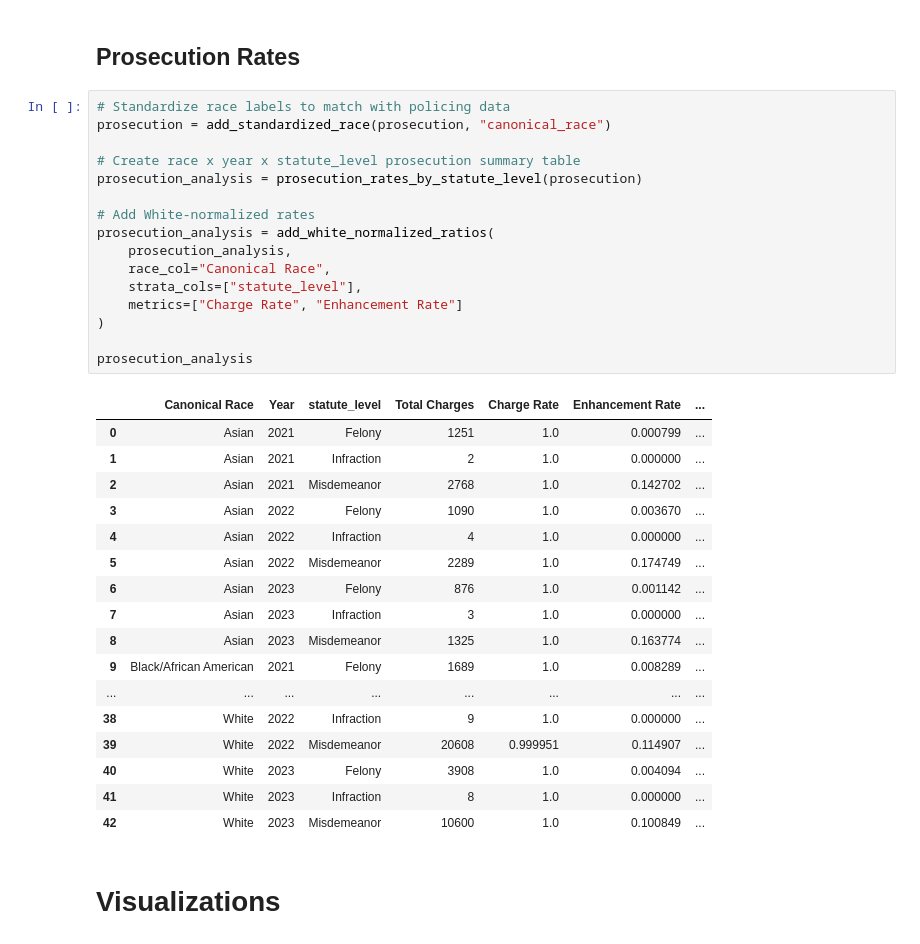
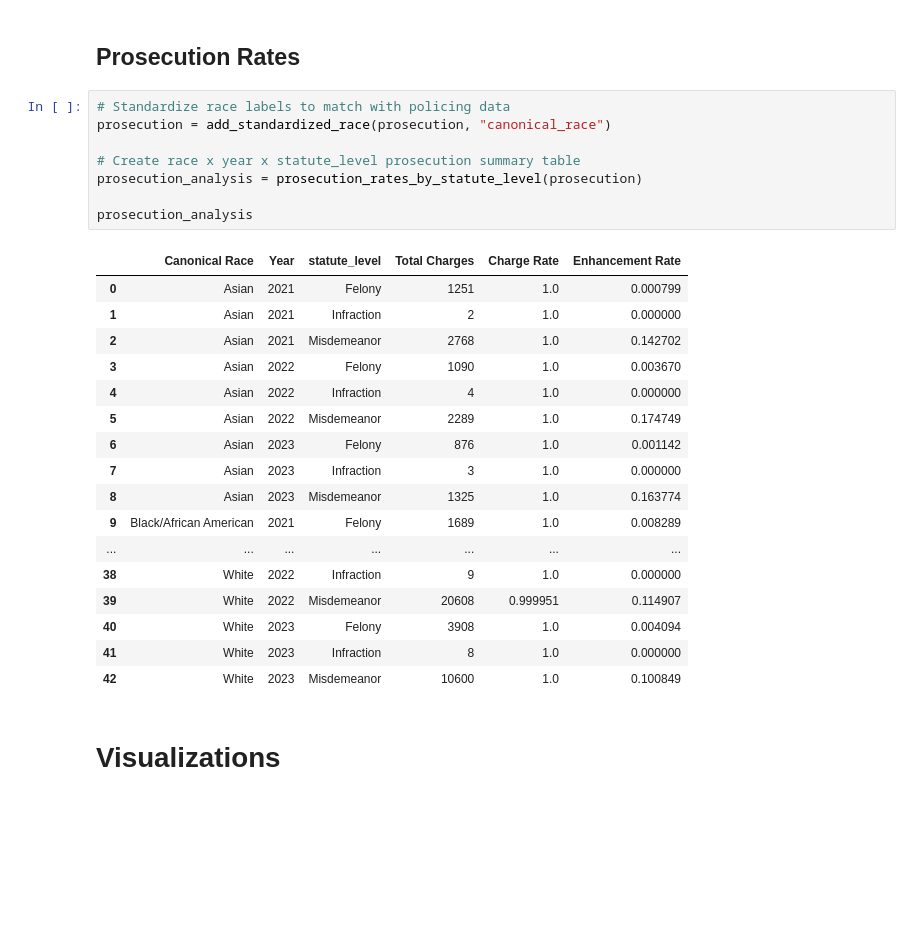
Before and after one commit to laurenbchu/honors-thesis, a Jupyter notebook: notebooks/analysis.ipynb, the cells around one changed output. Cells and saved outputs as stored; diff of their text form; blank space fills up the shorter version.

Commit message:
Deleted disparity ratios

```diff
--- a/notebooks/analysis.ipynb
+++ b/notebooks/analysis.ipynb
@@ -77,37 +68,29 @@ policing_analysis
 # %%
 # Standardize race labels to match with policing data
 prosecution = add_standardized_race(prosecution, "canonical_race")
 
 # Create race x year x statute_level prosecution summary table
 prosecution_analysis = prosecution_rates_by_statute_level(prosecution)
 
-# Add White-normalized rates
-prosecution_analysis = add_white_normalized_ratios(
-    prosecution_analysis,
-    race_col="Canonical Race",
-    strata_cols=["statute_level"],
-    metrics=["Charge Rate", "Enhancement Rate"]
-)
-
 prosecution_analysis
 # %% [output]
-|  | Canonical Race | Year | statute_level | Total Charges | Charge Rate | Enhancement Rate | ... |
-| 0 | Asian | 2021 | Felony | 1251 | 1.0 | 0.000799 | ... |
-| 1 | Asian | 2021 | Infraction | 2 | 1.0 | 0.000000 | ... |
-| 2 | Asian | 2021 | Misdemeanor | 2768 | 1.0 | 0.142702 | ... |
-| 3 | Asian | 2022 | Felony | 1090 | 1.0 | 0.003670 | ... |
-| 4 | Asian | 2022 | Infraction | 4 | 1.0 | 0.000000 | ... |
-| 5 | Asian | 2022 | Misdemeanor | 2289 | 1.0 | 0.174749 | ... |
-| 6 | Asian | 2023 | Felony | 876 | 1.0 | 0.001142 | ... |
-| 7 | Asian | 2023 | Infraction | 3 | 1.0 | 0.000000 | ... |
-| 8 | Asian | 2023 | Misdemeanor | 1325 | 1.0 | 0.163774 | ... |
-| 9 | Black/African American | 2021 | Felony | 1689 | 1.0 | 0.008289 | ... |
-| ... | ... | ... | ... | ... | ... | ... | ... |
-| 38 | White | 2022 | Infraction | 9 | 1.0 | 0.000000 | ... |
-| 39 | White | 2022 | Misdemeanor | 20608 | 0.999951 | 0.114907 | ... |
-| 40 | White | 2023 | Felony | 3908 | 1.0 | 0.004094 | ... |
-| 41 | White | 2023 | Infraction | 8 | 1.0 | 0.000000 | ... |
-| 42 | White | 2023 | Misdemeanor | 10600 | 1.0 | 0.100849 | ... |
+|  | Canonical Race | Year | statute_level | Total Charges | Charge Rate | Enhancement Rate |
+| 0 | Asian | 2021 | Felony | 1251 | 1.0 | 0.000799 |
+| 1 | Asian | 2021 | Infraction | 2 | 1.0 | 0.000000 |
+| 2 | Asian | 2021 | Misdemeanor | 2768 | 1.0 | 0.142702 |
+| 3 | Asian | 2022 | Felony | 1090 | 1.0 | 0.003670 |
+| 4 | Asian | 2022 | Infraction | 4 | 1.0 | 0.000000 |
+| 5 | Asian | 2022 | Misdemeanor | 2289 | 1.0 | 0.174749 |
+| 6 | Asian | 2023 | Felony | 876 | 1.0 | 0.001142 |
+| 7 | Asian | 2023 | Infraction | 3 | 1.0 | 0.000000 |
+| 8 | Asian | 2023 | Misdemeanor | 1325 | 1.0 | 0.163774 |
+| 9 | Black/African American | 2021 | Felony | 1689 | 1.0 | 0.008289 |
+| ... | ... | ... | ... | ... | ... | ... |
+| 38 | White | 2022 | Infraction | 9 | 1.0 | 0.000000 |
+| 39 | White | 2022 | Misdemeanor | 20608 | 0.999951 | 0.114907 |
+| 40 | White | 2023 | Felony | 3908 | 1.0 | 0.004094 |
+| 41 | White | 2023 | Infraction | 8 | 1.0 | 0.000000 |
+| 42 | White | 2023 | Misdemeanor | 10600 | 1.0 | 0.100849 |
 # %% [markdown]
 # Visualizations
 # %%
```
Also changed, not shown: parts of 7 cells of this notebook, 1 other file.
